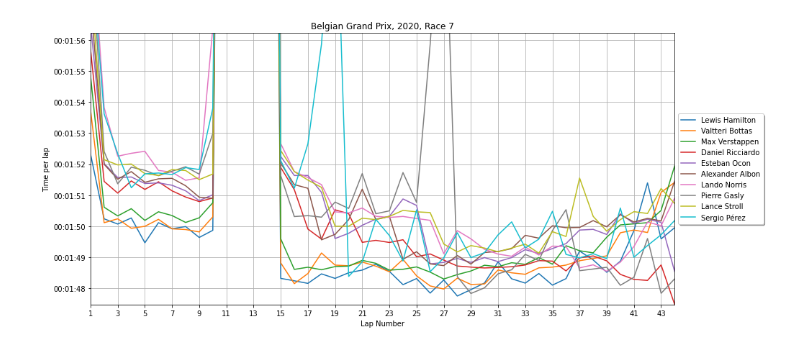
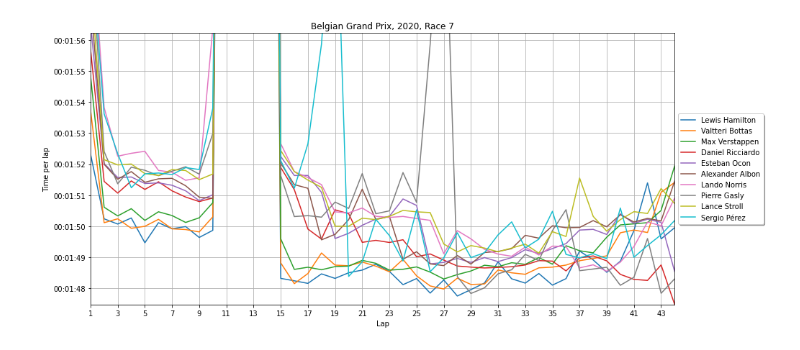
Before and after one commit to cnkndmr/formula1-data-analysis, a Jupyter notebook: src/02-laptime_comparison.ipynb, the cells around one changed output. Cells and saved outputs as stored; diff of their text form; code cells hidden in the pictures.

Commit message:
xlabel rename

```diff
--- a/src/02-laptime_comparison.ipynb
+++ b/src/02-laptime_comparison.ipynb
@@ -22,32 +22,32 @@ plt.figure(figsize=(14, 6))
 
 for driverId in results_df[results_df.raceId == raceId]["driverId"].iloc[:10]:
     driver_info = drivers_df[drivers_df["driverId"] == driverId]
     driver_name = driver_info["forename"] + ' ' + driver_info["surname"]
     plt.plot(race_df[race_df.driverId == driverId].lap,
              pd.to_datetime(race_df[race_df.driverId == driverId].milliseconds, unit='ms'),
              label = driver_name.iloc[0])
 
 plt.legend(loc='center left', fancybox=True, shadow=True, bbox_to_anchor=(1, 0.5))
 plt.xticks(np.arange(race_df["lap"].values.min(), race_df["lap"].values.max()+1, 2.0))
 locator = mdate.SecondLocator()
 plt.gca().yaxis.set_major_locator(locator)
 plt.xlim(race_df["lap"].values.min(),
          race_df["lap"].values.max())
 q1 = race_df.milliseconds.quantile(0.25)
 q3 = race_df.milliseconds.quantile(0.75)
 cons = (q3 - q1) * 1.5
 high_lim = q3 + cons
 low_lim = q1 - cons
 plt.ylim(pd.to_datetime(race_df.milliseconds.min(), unit='ms'),
          pd.to_datetime(high_lim, unit='ms'))
 race_name = races_df[races_df["raceId"] == raceId]["name"].iloc[0]
 race_year = races_df[races_df["raceId"] == raceId]["year"].iloc[0]
 race_round = races_df[races_df["raceId"] == raceId]["round"].iloc[0]
 plt.grid()
 plt.title(str(race_name) + ', ' + str(race_year) + ', Race ' + str(race_round))
 plt.tight_layout()
-plt.xlabel('Lap Number')
+plt.xlabel('Lap')
 plt.ylabel('Time per lap')
 plt.show()
 # %% [output]
-[figure, old version]
+[figure, new version]
```
